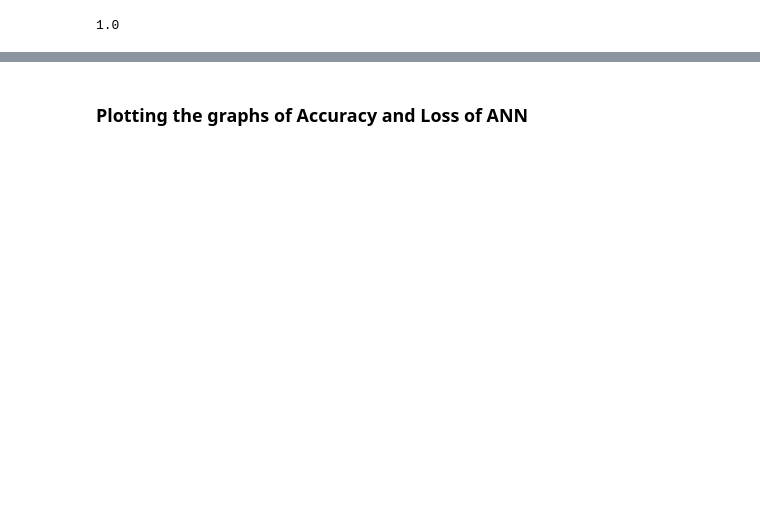
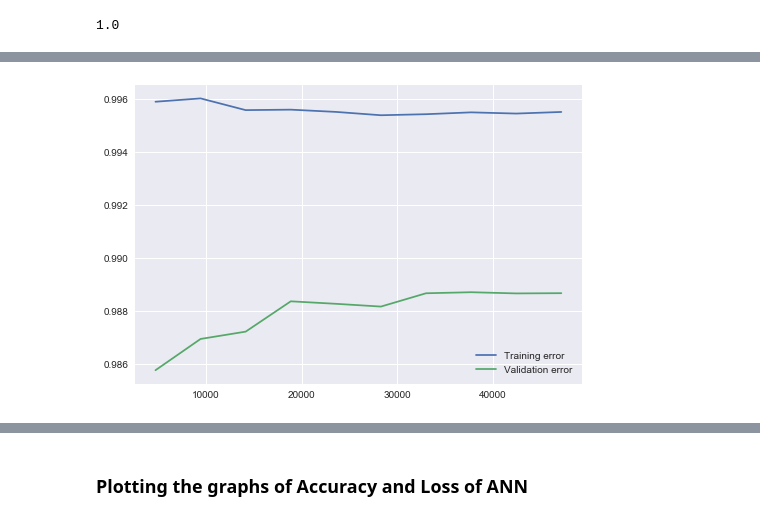
Before and after one commit to shivachandrakante/Classifying-weather-Student-will-Pass-the-Exam-or-Not, a Jupyter notebook: 11709191_KM028_64.ipynb, the cells around one changed output, grey strips where cells are left out. Saved outputs shown, nothing was run; the diff lists cells and outputs as text; code cells hidden in the pictures; blank space fills up the shorter version.

```diff
--- a/11709191_KM028_64.ipynb
+++ b/11709191_KM028_64.ipynb
@@ -591,0 +704,11 @@ accuracy_score(validation_y,y_pred)
+# %%
+from sklearn.svm import SVC
+from sklearn.tree import DecisionTreeClassifier
+from sklearn.linear_model import LogisticRegression
+from sklearn.ensemble import VotingClassifier
+svm=SVC(kernel='linear',C=1.0)
+lr1=LogisticRegression(solver='liblinear',C=0.02)
+dt1=DecisionTreeClassifier()
+vc=VotingClassifier(estimators=[('lr',lr1),('dt',dt1),('svm',svm)])
+# %%
+vc.fit(x_train,y_train)
@@ -591,0 +739,6 @@ accuracy_score(validation_y,y_pred)
+# %%
+from sklearn.model_selection import validation_curve
+train_sizes =np.linspace(0.1,1,10)
+X=x_train
+y=y_train
+train_sizes, train_scores, valid_scores = learning_curve( vc, X, y, train_sizes=train_sizes, cv=10,scoring='f1')
@@ -591,0 +750,6 @@ accuracy_score(validation_y,y_pred)
+# %%
+train_scores_mean = train_scores.mean(axis = 1)
+validation_scores_mean = valid_scores.mean(axis =1 )
+print('Mean training scores\n\n', pd.Series(train_scores_mean, index = train_sizes))
+print('\n', '-' * 20) # separator
+print('\nMean validation scores\n\n',pd.Series(validation_scores_mean, index = train_sizes))
@@ -592,3 +774,12 @@ accuracy_score(validation_y,y_pred)
+# %%
+import matplotlib.pyplot as plt
+plt.style.use('seaborn')
+plt.plot(train_sizes, train_scores_mean, label = 'Training error')
+plt.plot(train_sizes, validation_scores_mean, label = 'Validation error')
+plt.legend()
+plt.show()
+# %% [output]
+[figure, added]
 # %%
 import numpy as np
 
```
Also changed, not shown: parts of 48 cells of this notebook.
